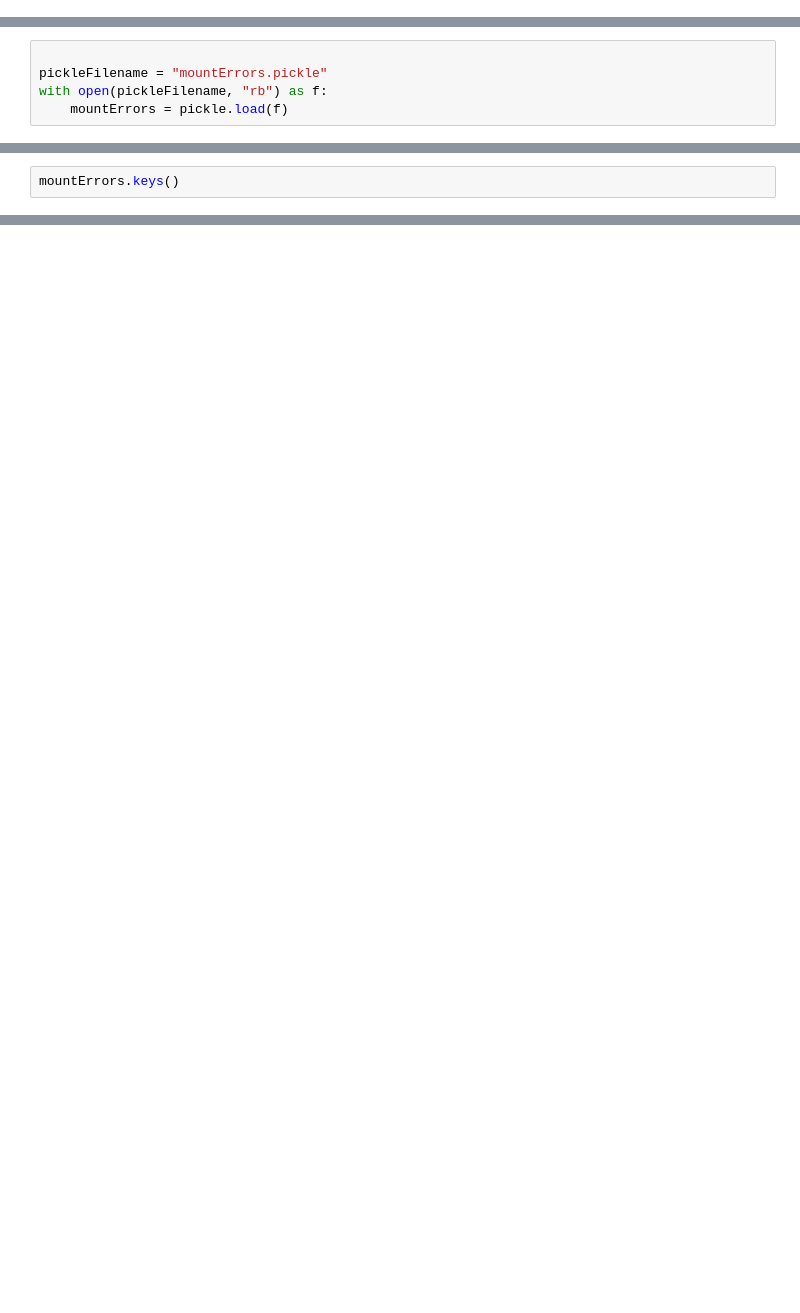
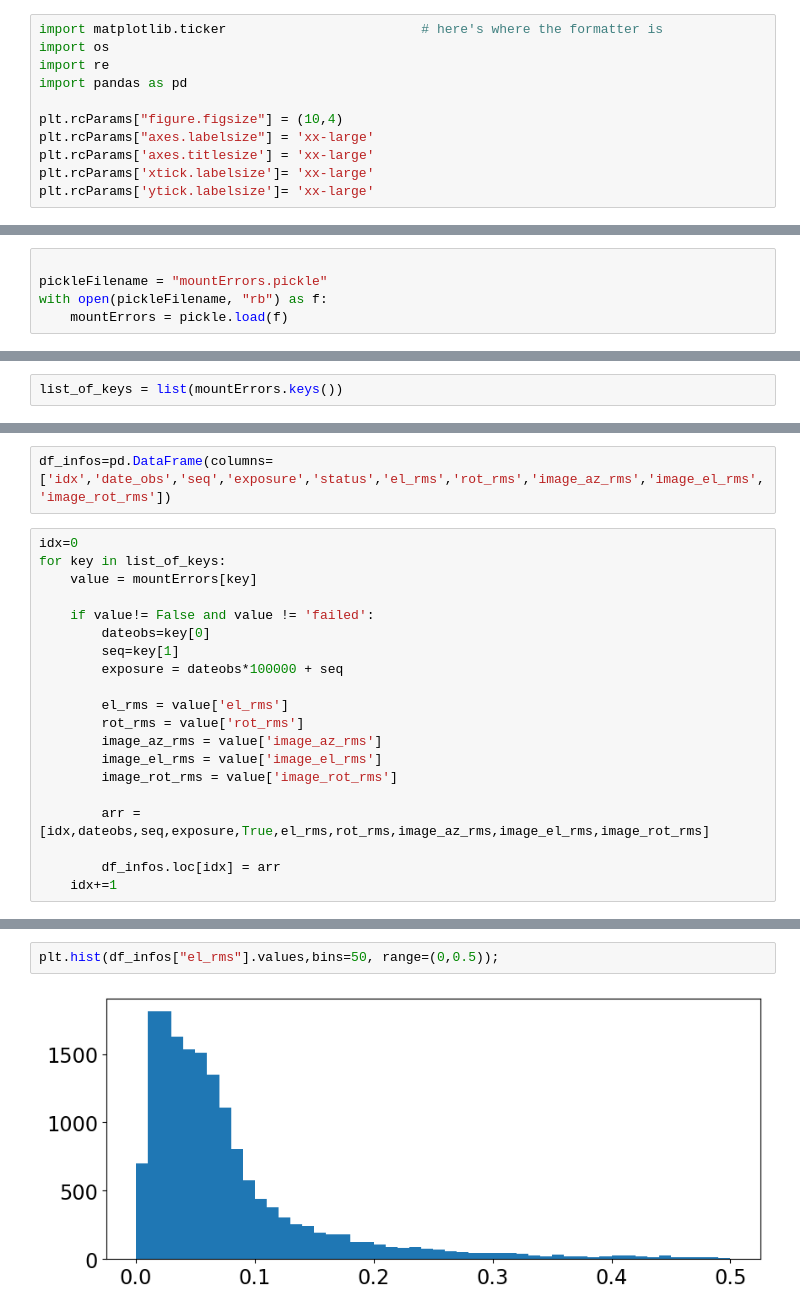
Before and after one commit to sylvielsstfr/AuxTelComm, a Jupyter notebook: notebooks_usdf/MountErrors/StudyMounterrors.ipynb, the cells around one changed output, grey strips where cells are left out. Cells and saved outputs as stored; diff of their text form; blank space fills up the shorter version.

Commit message:
add plots for mount errors

```diff
--- a/notebooks_usdf/MountErrors/StudyMounterrors.ipynb
+++ b/notebooks_usdf/MountErrors/StudyMounterrors.ipynb
@@ -4,0 +11,11 @@ import pickle
+# %%
+import matplotlib.ticker                         # here's where the formatter is
+import os
+import re
+import pandas as pd
+
+plt.rcParams["figure.figsize"] = (10,4)
+plt.rcParams["axes.labelsize"] = 'xx-large'
+plt.rcParams['axes.titlesize'] = 'xx-large'
+plt.rcParams['xtick.labelsize']= 'xx-large'
+plt.rcParams['ytick.labelsize']= 'xx-large'
@@ -30,2 +33,2 @@ mountErrors
 # %%
-mountErrors.keys()
+list_of_keys = list(mountErrors.keys())
@@ -33,0 +42,22 @@ dict_keys([(20220831, 4), (20220831, 5), (20220831, 6), (20220831, 7), (20220831
+# %%
+df_infos=pd.DataFrame(columns=['idx','date_obs','seq','exposure','status','el_rms','rot_rms','image_az_rms','image_el_rms','image_rot_rms'])
+# %%
+idx=0
+for key in list_of_keys:
+    value = mountErrors[key]
+
+    if value!= False and value != 'failed':
+        dateobs=key[0]
+        seq=key[1]
+        exposure = dateobs*100000 + seq
+
+        el_rms = value['el_rms']
+        rot_rms = value['rot_rms']
+        image_az_rms = value['image_az_rms']
+        image_el_rms = value['image_el_rms']
+        image_rot_rms = value['image_rot_rms']
+
+        arr = [idx,dateobs,seq,exposure,True,el_rms,rot_rms,image_az_rms,image_el_rms,image_rot_rms]
+
+        df_infos.loc[idx] = arr
+    idx+=1
@@ -33,0 +88,4 @@ dict_keys([(20220831, 4), (20220831, 5), (20220831, 6), (20220831, 7), (20220831
+# %%
+plt.hist(df_infos["el_rms"].values,bins=50, range=(0,0.5));
+# %% [output]
+[figure, added]
```
Also changed, not shown: parts of 16 cells of this notebook.
